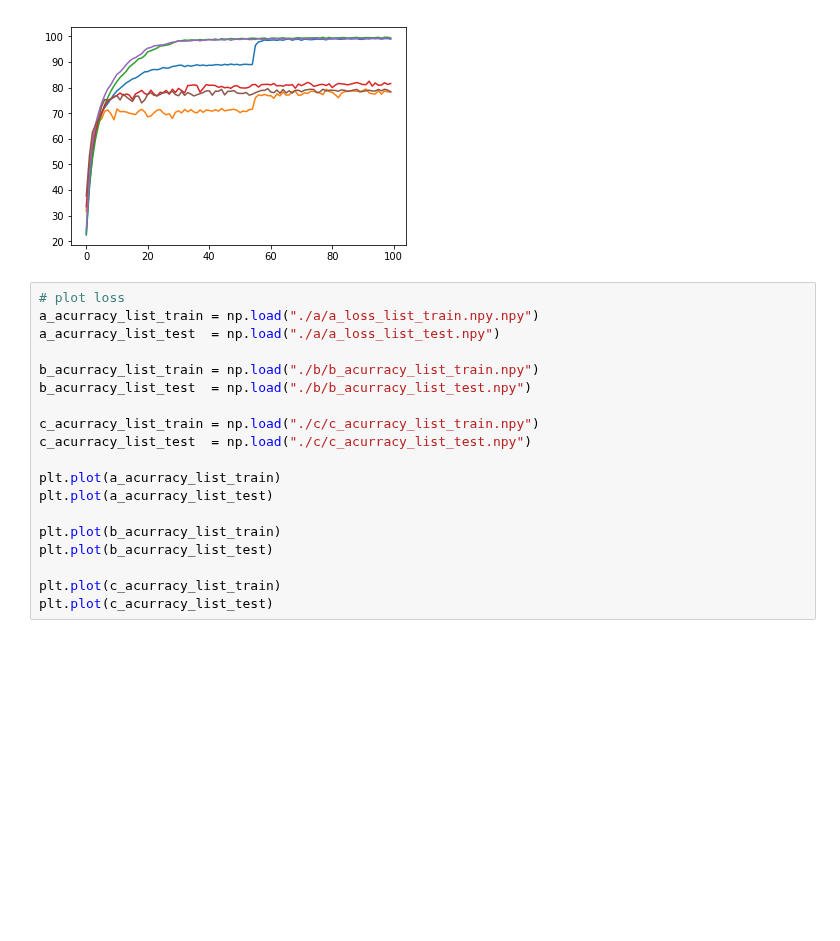
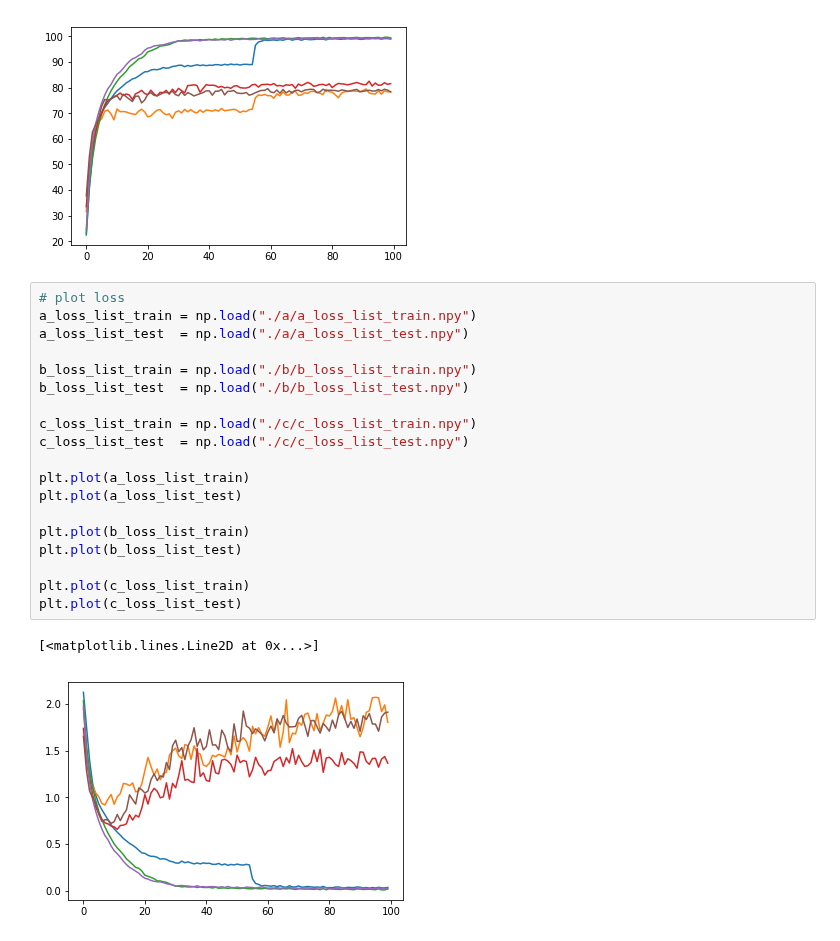
Before and after one commit to JaeDukSeo/Daily-Neural-Network-Practice-3, a Jupyter notebook: Loss LanScape/0 create viz.ipynb, the cells around one changed output. Drawn from its saved outputs; the diff is of its cells as text; blank space fills up the shorter version.

```diff
--- a/Loss LanScape/0 create viz.ipynb
+++ b/Loss LanScape/0 create viz.ipynb
@@ -43,20 +43,23 @@ plt.plot(c_acurracy_list_test)
 [figure]
 # %%
 # plot loss
-a_acurracy_list_train = np.load("./a/a_loss_list_train.npy.npy")
-a_acurracy_list_test  = np.load("./a/a_loss_list_test.npy")
+a_loss_list_train = np.load("./a/a_loss_list_train.npy")
+a_loss_list_test  = np.load("./a/a_loss_list_test.npy")
 
-b_acurracy_list_train = np.load("./b/b_acurracy_list_train.npy")
-b_acurracy_list_test  = np.load("./b/b_acurracy_list_test.npy")
+b_loss_list_train = np.load("./b/b_loss_list_train.npy")
+b_loss_list_test  = np.load("./b/b_loss_list_test.npy")
 
-c_acurracy_list_train = np.load("./c/c_acurracy_list_train.npy")
-c_acurracy_list_test  = np.load("./c/c_acurracy_list_test.npy")
+c_loss_list_train = np.load("./c/c_loss_list_train.npy")
+c_loss_list_test  = np.load("./c/c_loss_list_test.npy")
 
-plt.plot(a_acurracy_list_train)
-plt.plot(a_acurracy_list_test)
+plt.plot(a_loss_list_train)
+plt.plot(a_loss_list_test)
 
-plt.plot(b_acurracy_list_train)
-plt.plot(b_acurracy_list_test)
+plt.plot(b_loss_list_train)
+plt.plot(b_loss_list_test)
 
-plt.plot(c_acurracy_list_train)
-plt.plot(c_acurracy_list_test)
+plt.plot(c_loss_list_train)
+plt.plot(c_loss_list_test)
+# %% [output]
+[<matplotlib.lines.Line2D at 0x...>]
+[figure, added]
```
